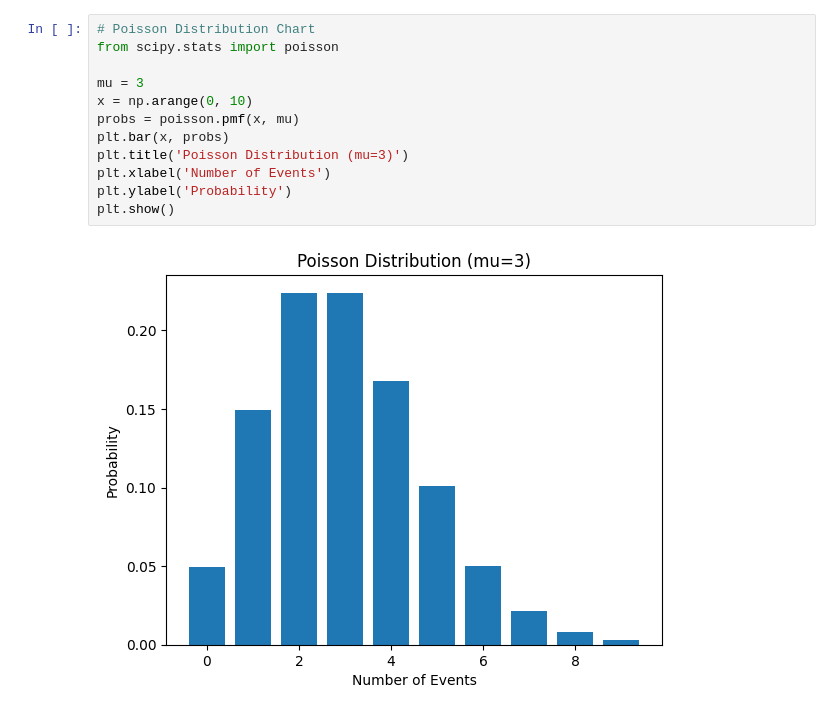
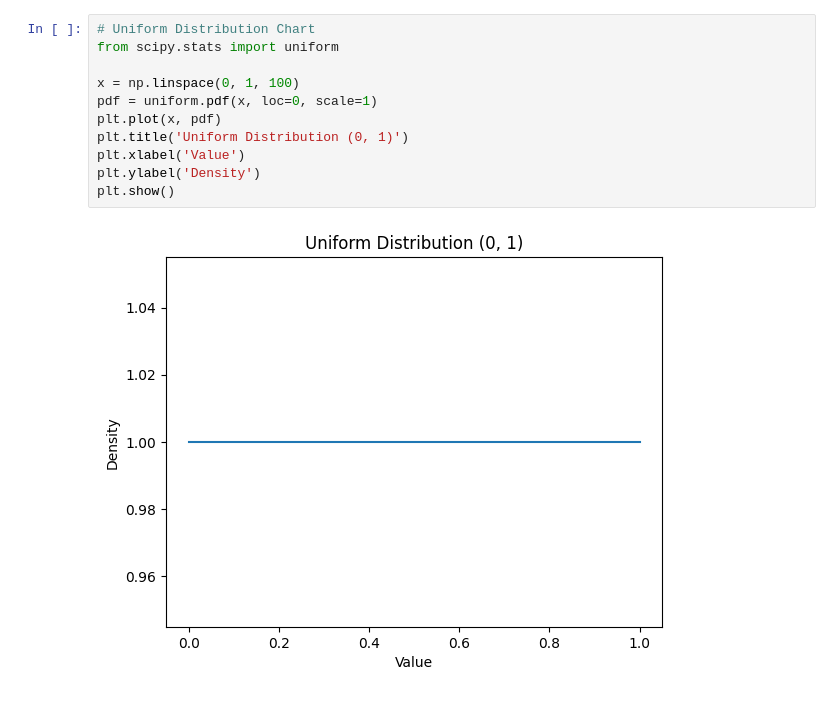
Before and after one commit to arththakkar1/data-science-mathematics, a Jupyter notebook: Statistics/Distributions.ipynb, the cells around one changed output. Cells and saved outputs as stored; diff of their text form.

Commit message:
Distributions Updated

```diff
--- a/Statistics/Distributions.ipynb
+++ b/Statistics/Distributions.ipynb
@@ -48,14 +82,13 @@ Imagine a call center receives an average of 3 calls per minute. What is the pro
 # %%
-# Poisson Distribution Chart
-from scipy.stats import poisson
+# Uniform Distribution Chart
+from scipy.stats import uniform
 
-mu = 3
-x = np.arange(0, 10)
-probs = poisson.pmf(x, mu)
-plt.bar(x, probs)
-plt.title('Poisson Distribution (mu=3)')
-plt.xlabel('Number of Events')
-plt.ylabel('Probability')
+x = np.linspace(0, 1, 100)
+pdf = uniform.pdf(x, loc=0, scale=1)
+plt.plot(x, pdf)
+plt.title('Uniform Distribution (0, 1)')
+plt.xlabel('Value')
+plt.ylabel('Density')
 plt.show()
 # %% [output]
-[figure, old version]
+[figure, new version]
```
Also changed, not shown: parts of 14 cells of this notebook.
